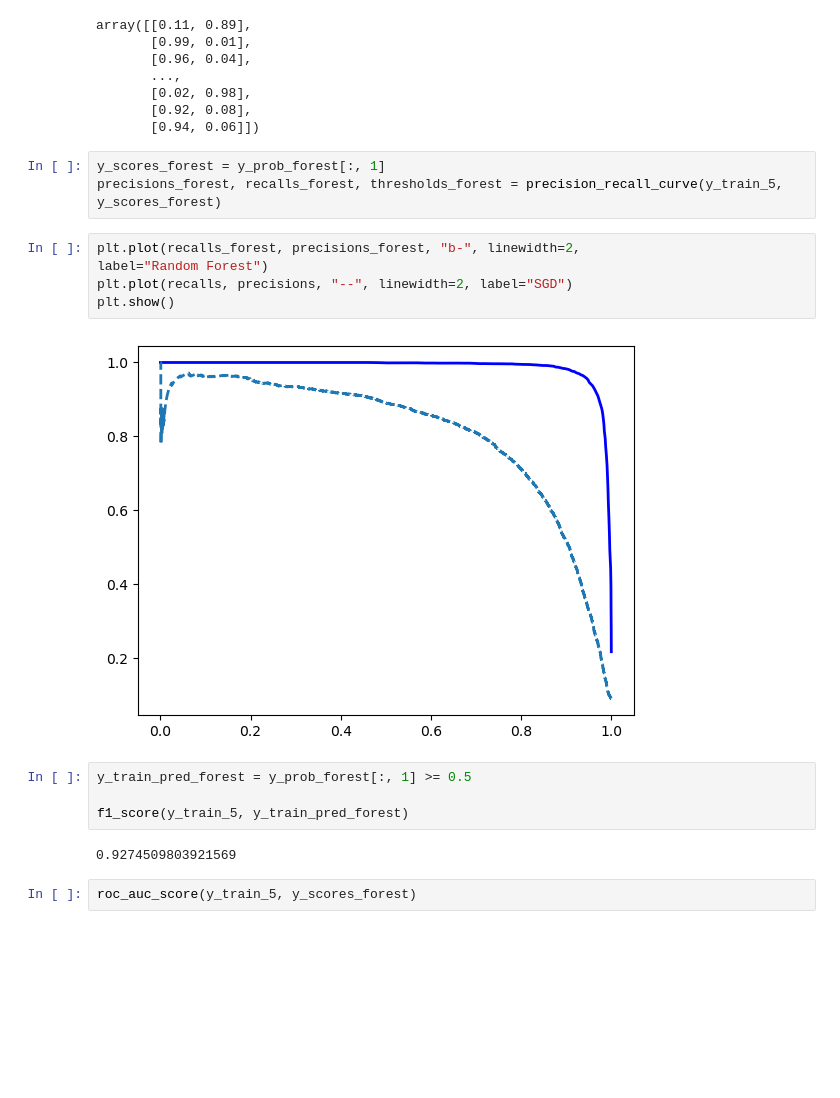
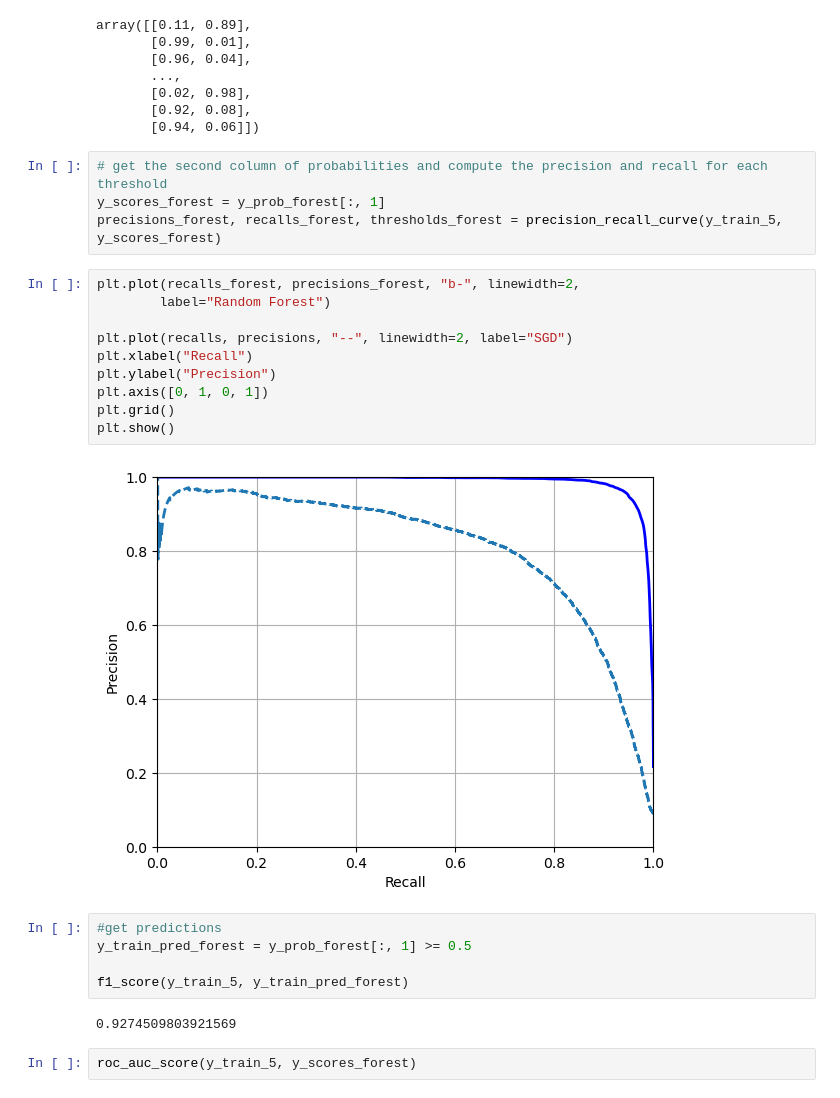
Before and after one commit to paul-sadface/Hands-On-ML-MNIST, a Jupyter notebook: Classification_MNIST.ipynb, the cells around one changed output. Cells and saved outputs as stored; diff of their text form; blank space fills up the shorter version.

```diff
--- a/Classification_MNIST.ipynb
+++ b/Classification_MNIST.ipynb
@@ -246,16 +247,23 @@ array([[0.11, 0.89],
        [0.92, 0.08],
        [0.94, 0.06]])
 # %%
+# get the second column of probabilities and compute the precision and recall for each threshold
 y_scores_forest = y_prob_forest[:, 1]
 precisions_forest, recalls_forest, thresholds_forest = precision_recall_curve(y_train_5, y_scores_forest)
 # %%
 plt.plot(recalls_forest, precisions_forest, "b-", linewidth=2,
-label="Random Forest")
+        label="Random Forest")
+
 plt.plot(recalls, precisions, "--", linewidth=2, label="SGD")
+plt.xlabel("Recall")
+plt.ylabel("Precision")
+plt.axis([0, 1, 0, 1])
+plt.grid()
 plt.show()
 # %% [output]
-[figure, old version]
+[figure, new version]
 # %%
+#get predictions
 y_train_pred_forest = y_prob_forest[:, 1] >= 0.5
 
 f1_score(y_train_5, y_train_pred_forest)
```
Also changed, not shown: parts of 5 cells of this notebook.
